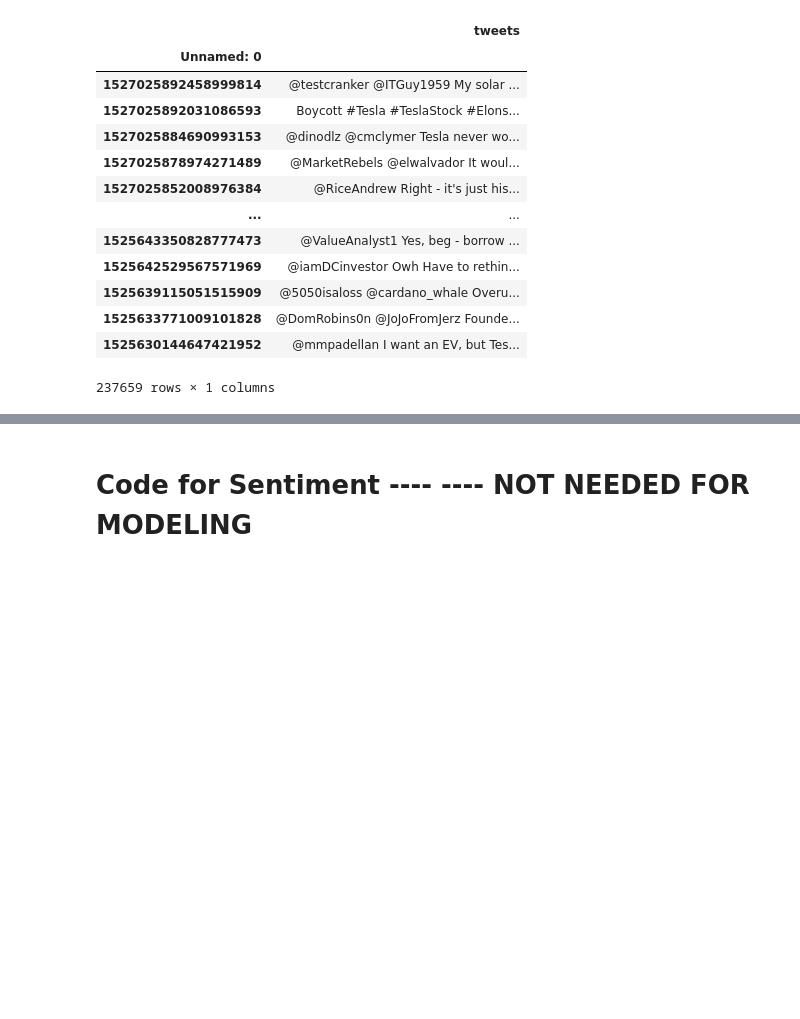
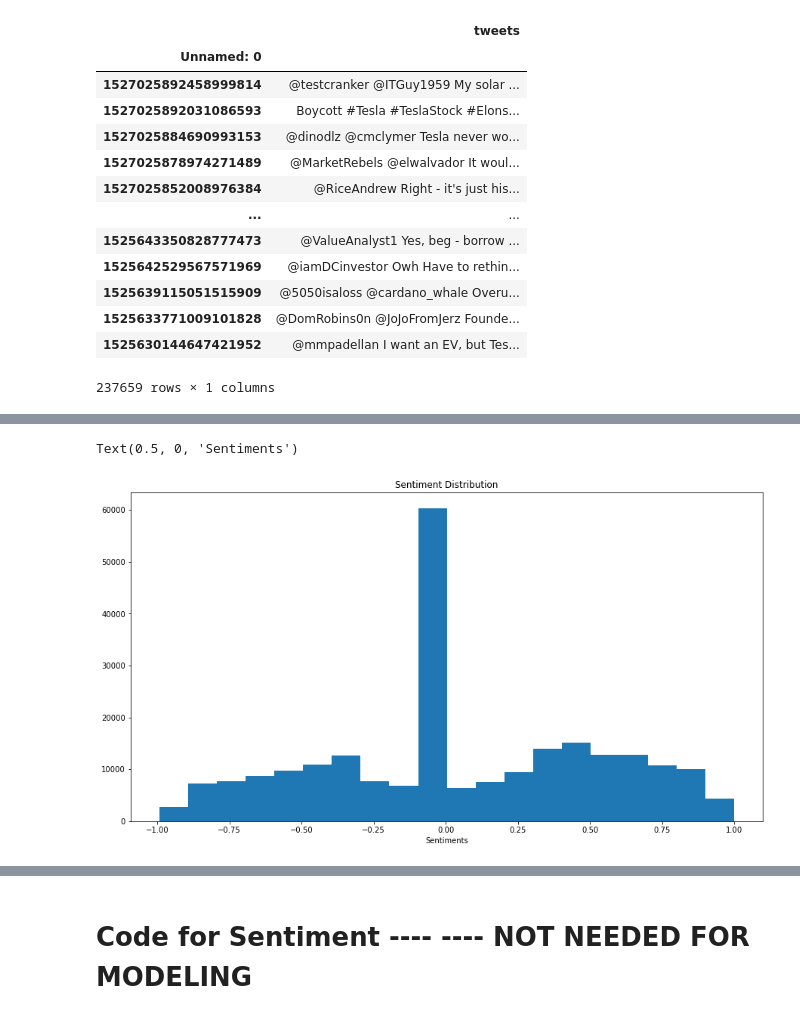
Before and after one commit to Auustiino/Tesla-Perception-Audit, a Jupyter notebook: Topic-Modeling-Exploration-Copy2.ipynb, the cells around one changed output, grey strips where cells are left out. Saved outputs shown, nothing was run; the diff lists cells and outputs as text; code cells hidden in the pictures; blank space fills up the shorter version.

```diff
--- a/Topic-Modeling-Exploration-Copy2.ipynb
+++ b/Topic-Modeling-Exploration-Copy2.ipynb
@@ -71,0 +128,20 @@ full.set_index('Unnamed: 0')
+# %%
+def get_all_sentiment(series):
+    comp_dic = {}
+    sia = SentimentIntensityAnalyzer()
+
+    for i in range(len(series)):
+        tweet = series.iloc[i]
+        comp_dic[i] = sia.polarity_scores(tweet)['compound']
+    comp_score = pd.Series(comp_dic, name = 'Sentiments')
+    return comp_score
+
+sentiments = get_all_sentiment(full['tweets'])
+# %%
+fig, (ax1) = plt.subplots(figsize = (15, 8))
+ax1.hist(sentiments, bins = 20)
+ax1.set_title('Sentiment Distribution')
+ax1.set_xlabel('Sentiments')
+# %% [output]
+Text(0.5, 0, 'Sentiments')
+[figure, added]
```
Also changed, not shown: parts of 10 cells of this notebook, 2 other files.
